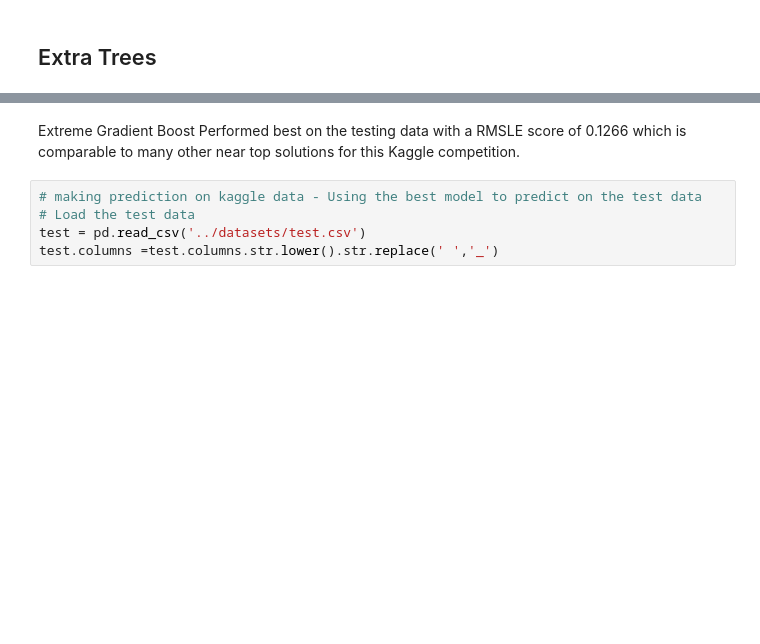
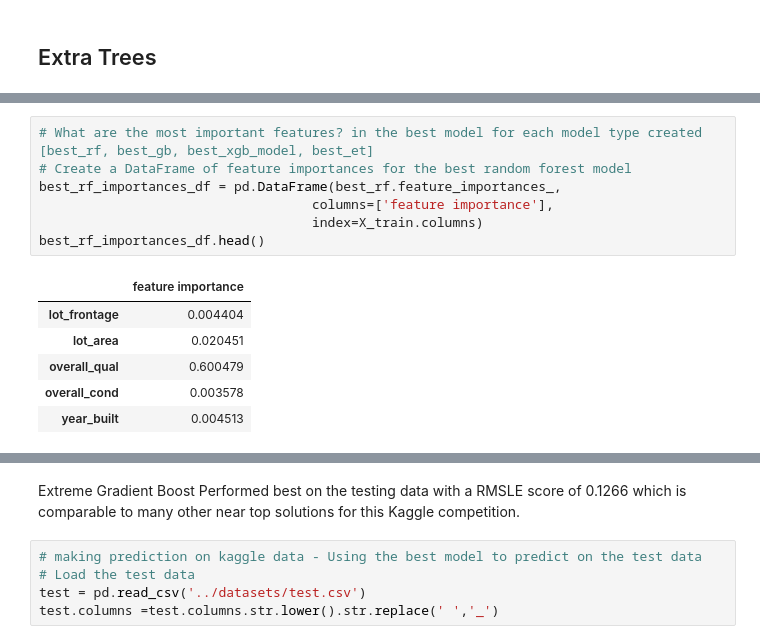
Before and after one commit to seanhulseman/Ames-Housing-Price-Prediction, a Jupyter notebook: code/ames_housing_project.ipynb, the cells around one changed output, grey strips where cells are left out. Saved outputs shown, nothing was run; the diff lists cells and outputs as text; blank space fills up the shorter version.

```diff
--- a/code/ames_housing_project.ipynb
+++ b/code/ames_housing_project.ipynb
@@ -484,2 +489,16 @@ train_rmsle, test_rmsle
+# %%
+# What are the most important features? in the best model for each model type created [best_rf, best_gb, best_xgb_model, best_et]
+# Create a DataFrame of feature importances for the best random forest model
+best_rf_importances_df = pd.DataFrame(best_rf.feature_importances_,
+                                   columns=['feature importance'],
+                                   index=X_train.columns)
+best_rf_importances_df.head()
+# %% [output]
+|  | feature importance |
+| lot_frontage | 0.004404 |
+| lot_area | 0.020451 |
+| overall_qual | 0.600479 |
+| overall_cond | 0.003578 |
+| year_built | 0.004513 |
 # %%
 # time to generate predictions from each model and ensemble them to see if we can get a better score
```
Also changed, not shown: parts of 29 cells of this notebook, 2 other files.
